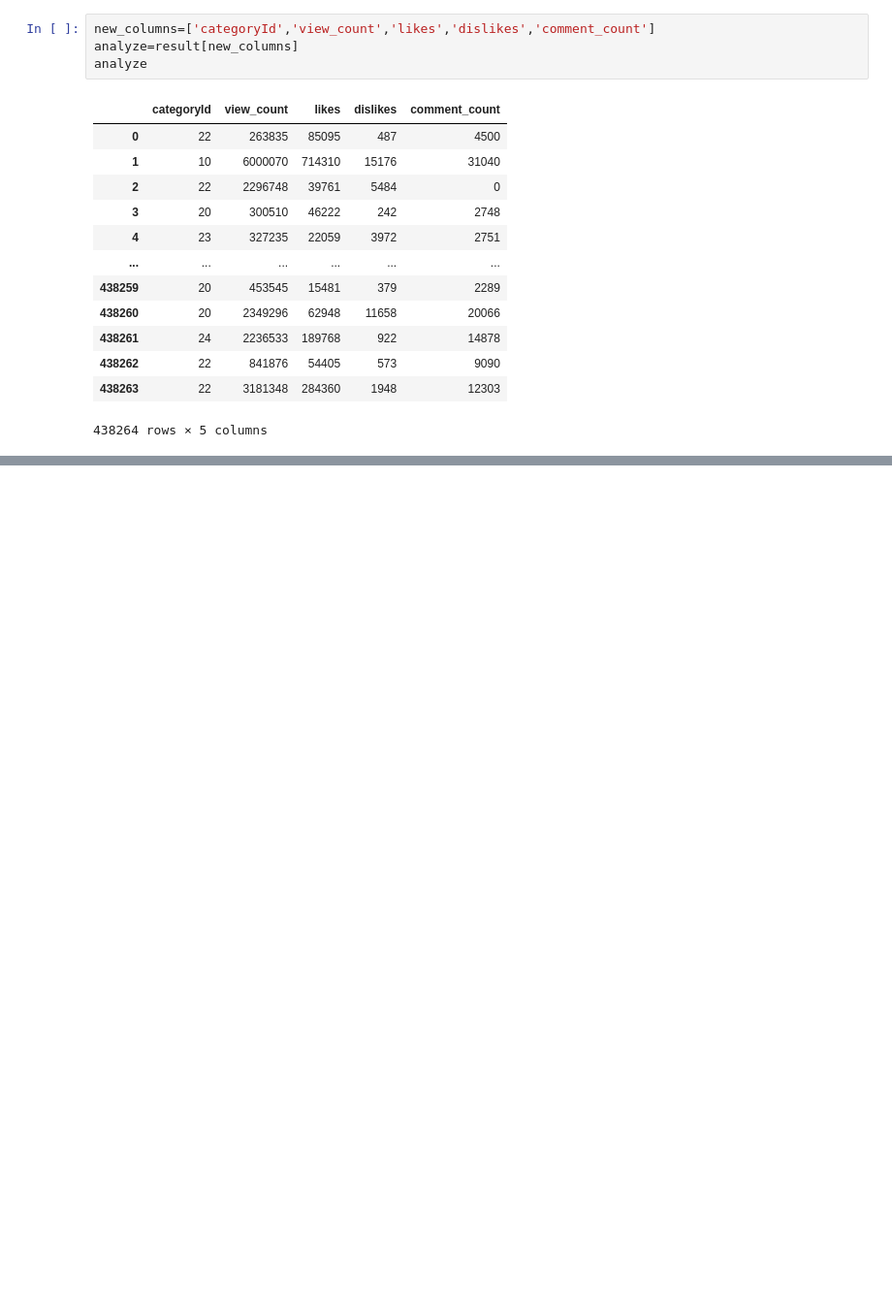
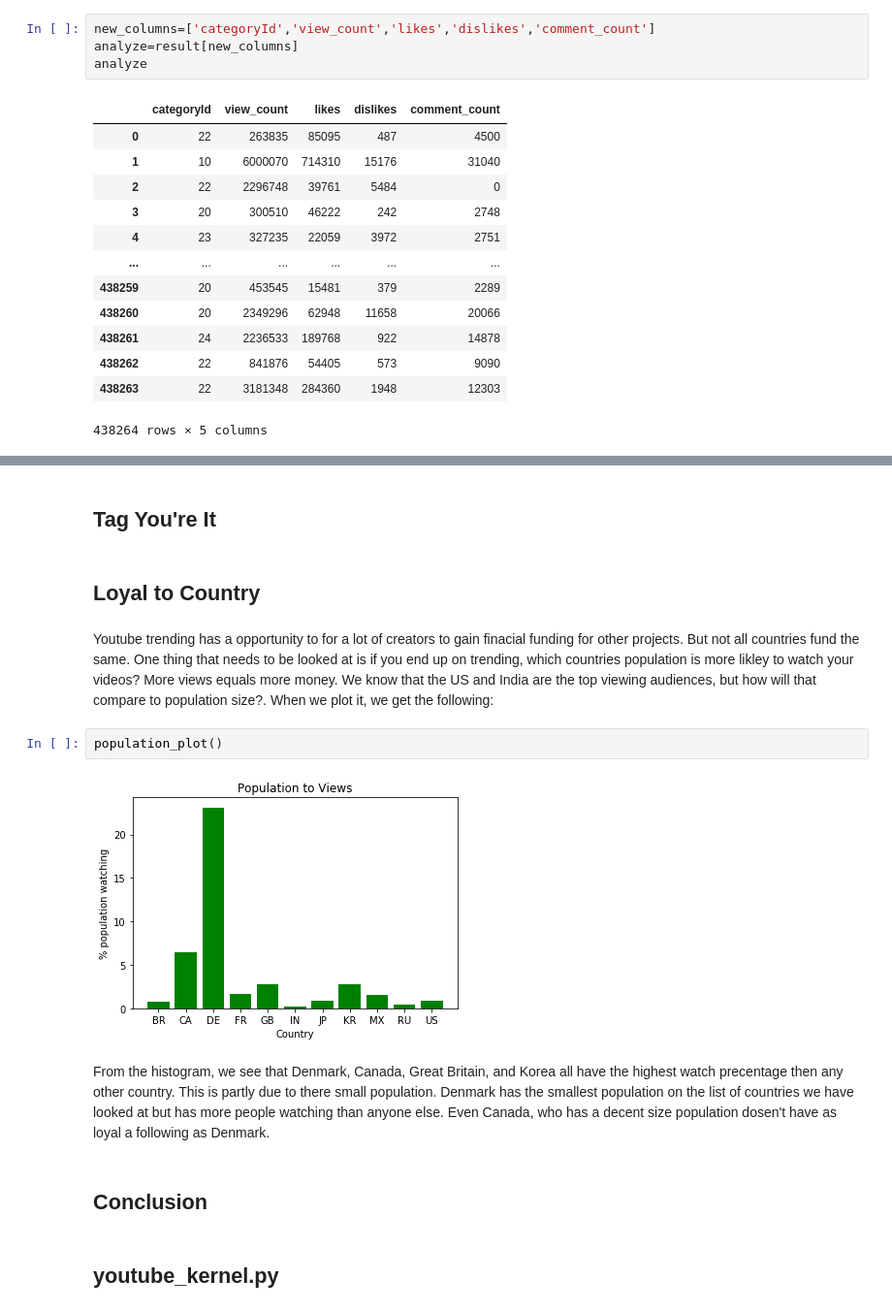
Before and after one commit to pmundot/youtube, a Jupyter notebook: Youtube_Worldwide.ipynb, the cells around one changed output, grey strips where cells are left out. Shown: that part at 97% size. Cells and saved outputs as stored; diff of their text form; blank space fills up the shorter version.

Commit message:
Kernel and write up

```diff
--- a/Youtube_Worldwide.ipynb
+++ b/Youtube_Worldwide.ipynb
@@ -290,0 +384,16 @@ result.groupby(['country','catagory']).mean()
+# %% [markdown]
+<h2>Tag You're It</h2>
+# %% [markdown]
+<h2>Loyal to Country</h2>
+# %% [markdown]
+Youtube trending has a opportunity to for a lot of creators to gain finacial funding for other projects. But not all countries fund the same. One thing that needs to be looked at is if you end up on trending, which countries population is more likley to watch your videos? More views equals more money. We know that the US and India are the top viewing audiences, but how will that compare to population size?. When we plot it, we get the following:
+# %%
+population_plot()
+# %% [output]
+[figure, added]
+# %% [markdown]
+From the histogram, we see that Denmark, Canada, Great Britain, and Korea all have the highest watch precentage then any other country. This is partly due to there small population. Denmark has the smallest population on the list of countries we have looked at but has more people watching than anyone else. Even Canada, who has a decent size population dosen't have as loyal a following as Denmark.
+# %% [markdown]
+<h2>Conclusion</h2>
+# %% [markdown]
+<h2>youtube_kernel.py</h2>
```
Also changed, not shown: parts of 31 cells of this notebook, 3 other files.
